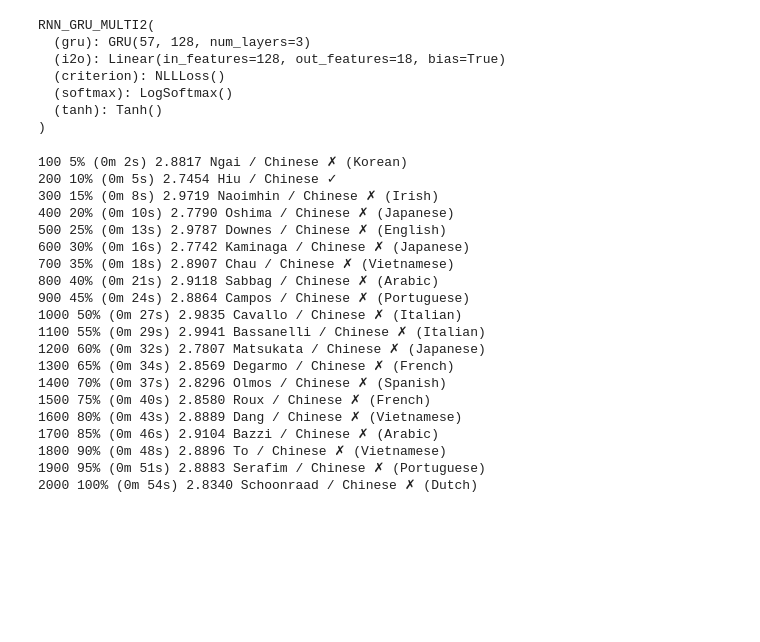
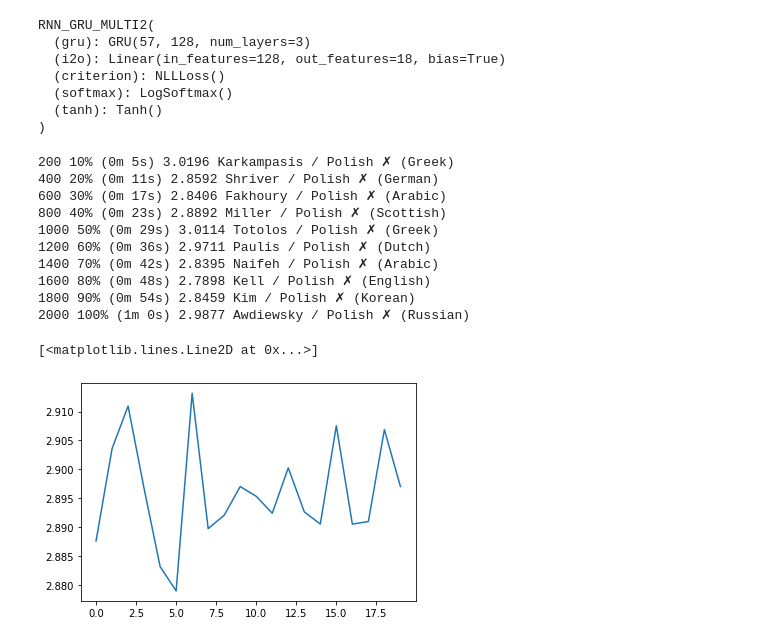
Before and after one commit to xiangjiejie/NLP-Assignment, a Jupyter notebook: lecture7/assignment-07-rnn-2.ipynb, the cells around one changed output. Saved outputs shown, nothing was run; the diff lists cells and outputs as text; code cells hidden in the pictures; blank space fills up the shorter version.

```diff
--- a/lecture7/assignment-07-rnn-2.ipynb
+++ b/lecture7/assignment-07-rnn-2.ipynb
@@ -990,7 +965,7 @@ import time
 import math
 
 n_iters = 2000 # 这个数字你可以调大一些
-print_every = 100
+print_every = 200
 plot_every = 100
 num_layer=3
 
@@ -1023,23 +998,18 @@ for iter in range(1, n_iters + 1):
         all_losses5.append(current_loss5 / plot_every)
         current_loss5 = 0
 # %% [output]
-100 5% (0m 2s) 2.8817 Ngai / Chinese ✗ (Korean)
-200 10% (0m 5s) 2.7454 Hiu / Chinese ✓
-300 15% (0m 8s) 2.9719 Naoimhin / Chinese ✗ (Irish)
-400 20% (0m 10s) 2.7790 Oshima / Chinese ✗ (Japanese)
-500 25% (0m 13s) 2.9787 Downes / Chinese ✗ (English)
-600 30% (0m 16s) 2.7742 Kaminaga / Chinese ✗ (Japanese)
-700 35% (0m 18s) 2.8907 Chau / Chinese ✗ (Vietnamese)
-800 40% (0m 21s) 2.9118 Sabbag / Chinese ✗ (Arabic)
-900 45% (0m 24s) 2.8864 Campos / Chinese ✗ (Portuguese)
-1000 50% (0m 27s) 2.9835 Cavallo / Chinese ✗ (Italian)
-1100 55% (0m 29s) 2.9941 Bassanelli / Chinese ✗ (Italian)
-1200 60% (0m 32s) 2.7807 Matsukata / Chinese ✗ (Japanese)
-1300 65% (0m 34s) 2.8569 Degarmo / Chinese ✗ (French)
-1400 70% (0m 37s) 2.8296 Olmos / Chinese ✗ (Spanish)
-1500 75% (0m 40s) 2.8580 Roux / Chinese ✗ (French)
-1600 80% (0m 43s) 2.8889 Dang / Chinese ✗ (Vietnamese)
-1700 85% (0m 46s) 2.9104 Bazzi / Chinese ✗ (Arabic)
-1800 90% (0m 48s) 2.8896 To / Chinese ✗ (Vietnamese)
-1900 95% (0m 51s) 2.8883 Serafim / Chinese ✗ (Portuguese)
-2000 100% (0m 54s) 2.8340 Schoonraad / Chinese ✗ (Dutch)
+200 10% (0m 5s) 3.0196 Karkampasis / Polish ✗ (Greek)
+400 20% (0m 11s) 2.8592 Shriver / Polish ✗ (German)
+600 30% (0m 17s) 2.8406 Fakhoury / Polish ✗ (Arabic)
+800 40% (0m 23s) 2.8892 Miller / Polish ✗ (Scottish)
+1000 50% (0m 29s) 3.0114 Totolos / Polish ✗ (Greek)
+1200 60% (0m 36s) 2.9711 Paulis / Polish ✗ (Dutch)
+1400 70% (0m 42s) 2.8395 Naifeh / Polish ✗ (Arabic)
+1600 80% (0m 48s) 2.7898 Kell / Polish ✗ (English)
+1800 90% (0m 54s) 2.8459 Kim / Polish ✗ (Korean)
+2000 100% (1m 0s) 2.9877 Awdiewsky / Polish ✗ (Russian)
+# %%
+plt.plot(all_losses5)
+# %% [output]
+[<matplotlib.lines.Line2D at 0x...>]
+[figure, added]
```
Also changed, not shown: parts of 13 cells of this notebook, 1 other file.
